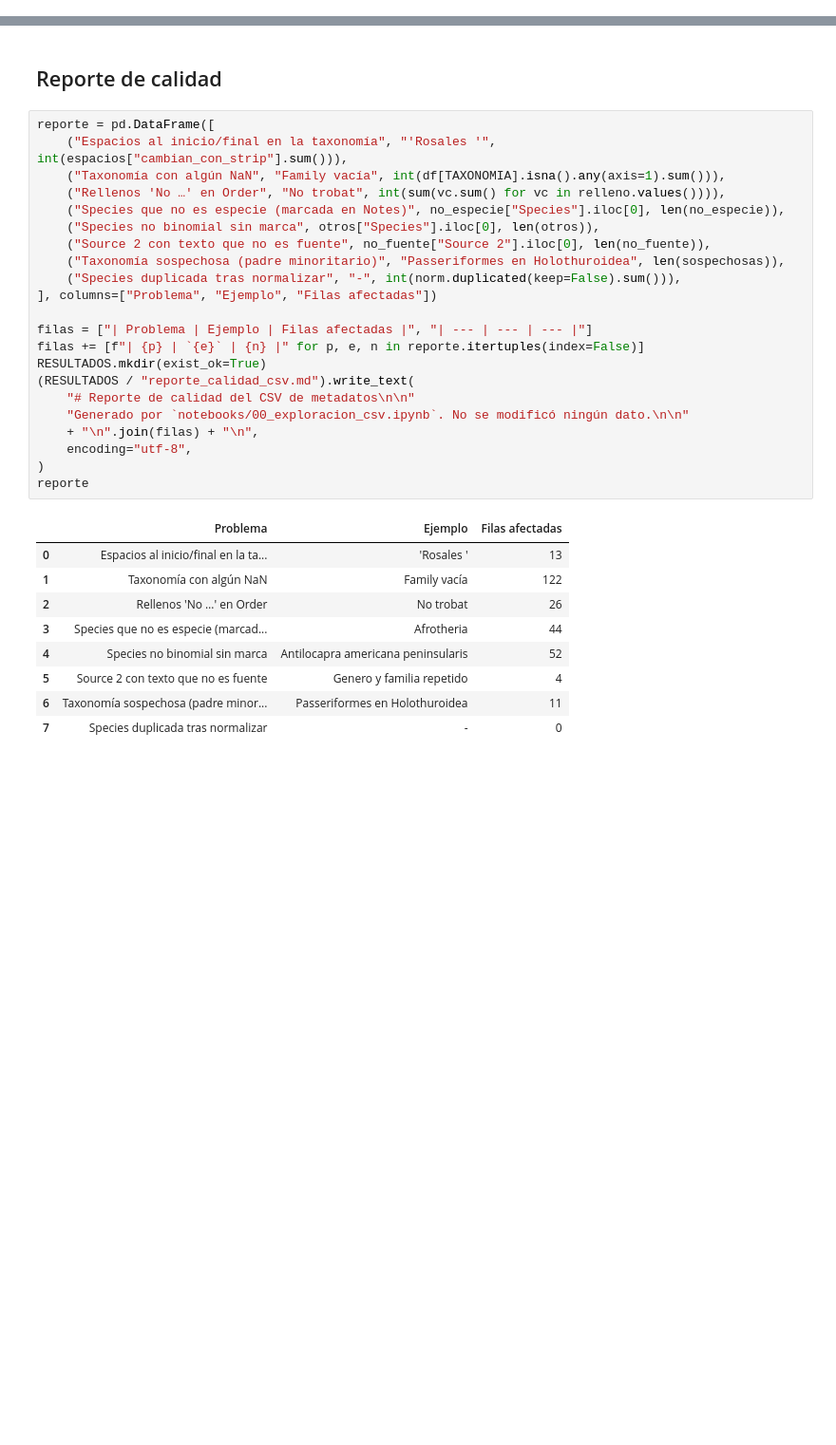
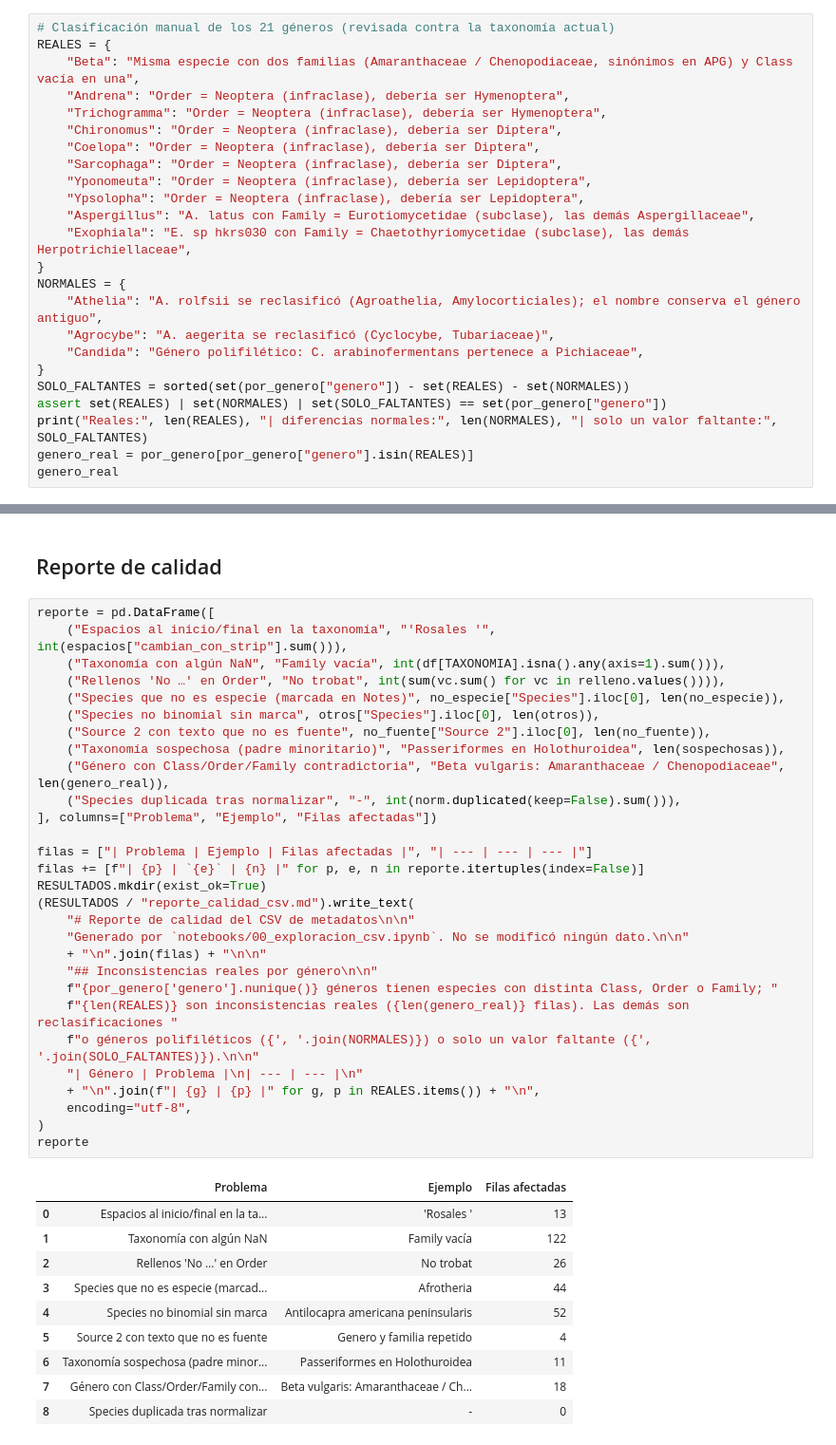
Before and after one commit to ThomasToro/transposable-elements-db, a Jupyter notebook: notebooks/00_exploracion_csv.ipynb, the cells around one changed output, grey strips where cells are left out. Shown at 95% size. Cells and saved outputs as stored; diff of their text form; blank space fills up the shorter version.

Commit message:
Consistencia por género, validación con TE_count y longitud mínima en insumos

```diff
--- a/notebooks/00_exploracion_csv.ipynb
+++ b/notebooks/00_exploracion_csv.ipynb
@@ -251,0 +289,24 @@ sospechosas
+# %%
+# Clasificación manual de los 21 géneros (revisada contra la taxonomía actual)
+REALES = {
+    "Beta": "Misma especie con dos familias (Amaranthaceae / Chenopodiaceae, sinónimos en APG) y Class vacía en una",
+    "Andrena": "Order = Neoptera (infraclase), debería ser Hymenoptera",
+    "Trichogramma": "Order = Neoptera (infraclase), debería ser Hymenoptera",
+    "Chironomus": "Order = Neoptera (infraclase), debería ser Diptera",
+    "Coelopa": "Order = Neoptera (infraclase), debería ser Diptera",
+    "Sarcophaga": "Order = Neoptera (infraclase), debería ser Diptera",
+    "Yponomeuta": "Order = Neoptera (infraclase), debería ser Lepidoptera",
+    "Ypsolopha": "Order = Neoptera (infraclase), debería ser Lepidoptera",
+    "Aspergillus": "A. latus con Family = Eurotiomycetidae (subclase), las demás Aspergillaceae",
+    "Exophiala": "E. sp hkrs030 con Family = Chaetothyriomycetidae (subclase), las demás Herpotrichiellaceae",
+}
+NORMALES = {
+    "Athelia": "A. rolfsii se reclasificó (Agroathelia, Amylocorticiales); el nombre conserva el género antiguo",
+    "Agrocybe": "A. aegerita se reclasificó (Cyclocybe, Tubariaceae)",
+    "Candida": "Género polifilético: C. arabinofermentans pertenece a Pichiaceae",
+}
+SOLO_FALTANTES = sorted(set(por_genero["genero"]) - set(REALES) - set(NORMALES))
+assert set(REALES) | set(NORMALES) | set(SOLO_FALTANTES) == set(por_genero["genero"])
+print("Reales:", len(REALES), "| diferencias normales:", len(NORMALES), "| solo un valor faltante:", SOLO_FALTANTES)
+genero_real = por_genero[por_genero["genero"].isin(REALES)]
+genero_real
@@ -271,32 +359,40 @@ Normalizar ambos lados (espacios y mayúsculas) antes de comparar.
 # %%
 reporte = pd.DataFrame([
     ("Espacios al inicio/final en la taxonomía", "'Rosales '", int(espacios["cambian_con_strip"].sum())),
     ("Taxonomía con algún NaN", "Family vacía", int(df[TAXONOMIA].isna().any(axis=1).sum())),
     ("Rellenos 'No …' en Order", "No trobat", int(sum(vc.sum() for vc in relleno.values()))),
     ("Species que no es especie (marcada en Notes)", no_especie["Species"].iloc[0], len(no_especie)),
     ("Species no binomial sin marca", otros["Species"].iloc[0], len(otros)),
     ("Source 2 con texto que no es fuente", no_fuente["Source 2"].iloc[0], len(no_fuente)),
     ("Taxonomía sospechosa (padre minoritario)", "Passeriformes en Holothuroidea", len(sospechosas)),
+    ("Género con Class/Order/Family contradictoria", "Beta vulgaris: Amaranthaceae / Chenopodiaceae", len(genero_real)),
     ("Species duplicada tras normalizar", "-", int(norm.duplicated(keep=False).sum())),
 ], columns=["Problema", "Ejemplo", "Filas afectadas"])
 
 filas = ["| Problema | Ejemplo | Filas afectadas |", "| --- | --- | --- |"]
 filas += [f"| {p} | `{e}` | {n} |" for p, e, n in reporte.itertuples(index=False)]
 RESULTADOS.mkdir(exist_ok=True)
 (RESULTADOS / "reporte_calidad_csv.md").write_text(
     "# Reporte de calidad del CSV de metadatos\n\n"
     "Generado por `notebooks/00_exploracion_csv.ipynb`. No se modificó ningún dato.\n\n"
-    + "\n".join(filas) + "\n",
+    + "\n".join(filas) + "\n\n"
+    "## Inconsistencias reales por género\n\n"
+    f"{por_genero['genero'].nunique()} géneros tienen especies con distinta Class, Order o Family; "
+    f"{len(REALES)} son inconsistencias reales ({len(genero_real)} filas). Las demás son reclasificaciones "
+    f"o géneros polifiléticos ({', '.join(NORMALES)}) o solo un valor faltante ({', '.join(SOLO_FALTANTES)}).\n\n"
+    "| Género | Problema |\n| --- | --- |\n"
+    + "\n".join(f"| {g} | {p} |" for g, p in REALES.items()) + "\n",
     encoding="utf-8",
 )
 reporte
 # %% [output]
 |  | Problema | Ejemplo | Filas afectadas |
 | 0 | Espacios al inicio/final en la ta... | 'Rosales ' | 13 |
 | 1 | Taxonomía con algún NaN | Family vacía | 122 |
 | 2 | Rellenos 'No …' en Order | No trobat | 26 |
 | 3 | Species que no es especie (marcad... | Afrotheria | 44 |
 | 4 | Species no binomial sin marca | Antilocapra americana peninsularis | 52 |
 | 5 | Source 2 con texto que no es fuente | Genero y familia repetido | 4 |
 | 6 | Taxonomía sospechosa (padre minor... | Passeriformes en Holothuroidea | 11 |
-| 7 | Species duplicada tras normalizar | - | 0 |
+| 7 | Género con Class/Order/Family con... | Beta vulgaris: Amaranthaceae / Ch... | 18 |
+| 8 | Species duplicada tras normalizar | - | 0 |
```
Also changed, not shown: parts of 4 cells of this notebook, 4 other files.
